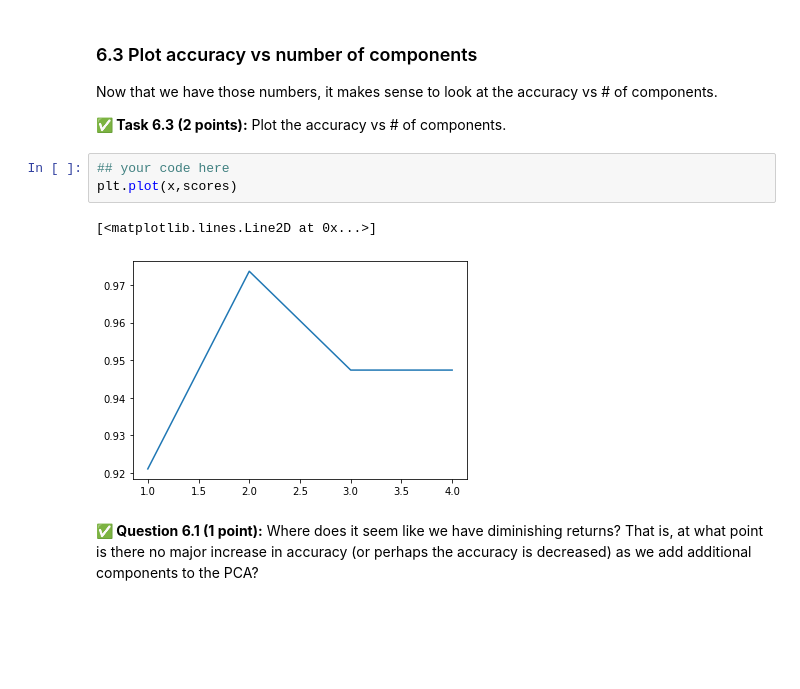
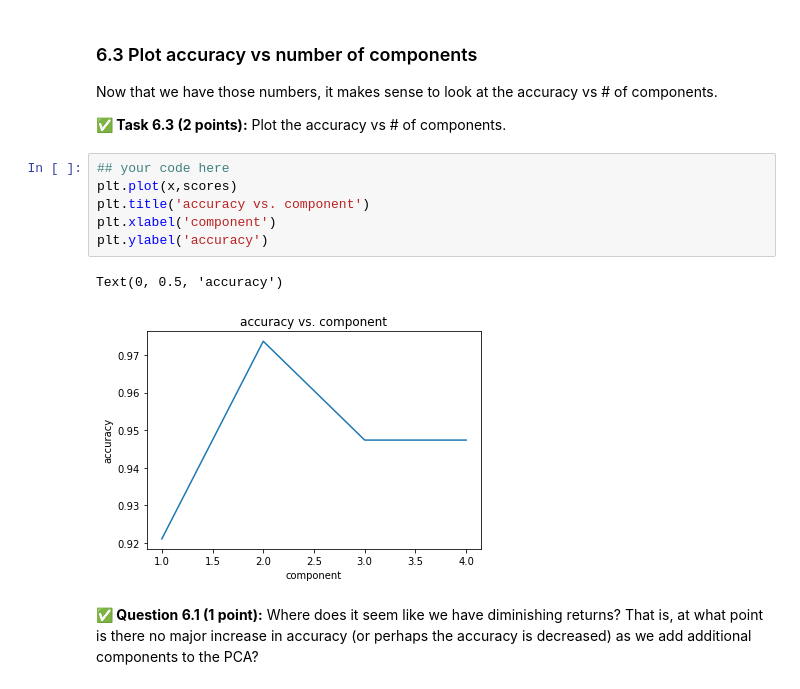
Before and after one commit to Michael-Bellaver/cmse202-s21-turnin, a Jupyter notebook: hw-05/HW-05_SVMandPCA-STUDENT.ipynb, the cells around one changed output. Cells and saved outputs as stored; diff of their text form; blank space fills up the shorter version.

```diff
--- a/hw-05/HW-05_SVMandPCA-STUDENT.ipynb
+++ b/hw-05/HW-05_SVMandPCA-STUDENT.ipynb
@@ -539,9 +534,12 @@ Now that we have those numbers, it makes sense to look at the accuracy vs # of c
 # %%
 ## your code here
 plt.plot(x,scores)
+plt.title('accuracy vs. component')
+plt.xlabel('component')
+plt.ylabel('accuracy')
 # %% [output]
-[<matplotlib.lines.Line2D at 0x...>]
+Text(0, 0.5, 'accuracy')
-[figure, old version]
+[figure, new version]
 # %% [markdown]
 **&#9989; Question 6.1 (1 point):** Where does it seem like we have diminishing returns? That is, at what point is there no major increase in accuracy (or perhaps the accuracy is decreased) as we add additional components to the PCA?
 # %% [markdown]
```
Also changed, not shown: parts of 2 cells of this notebook.
